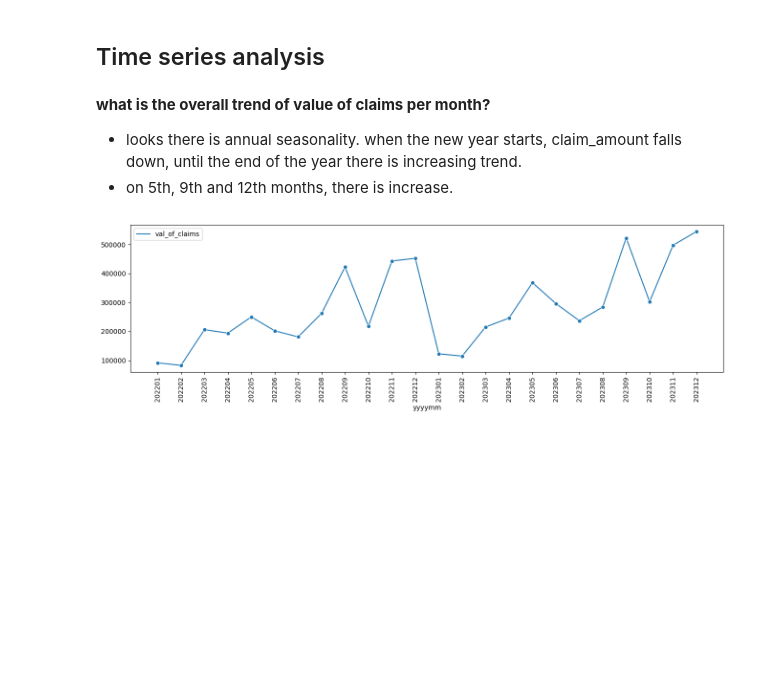
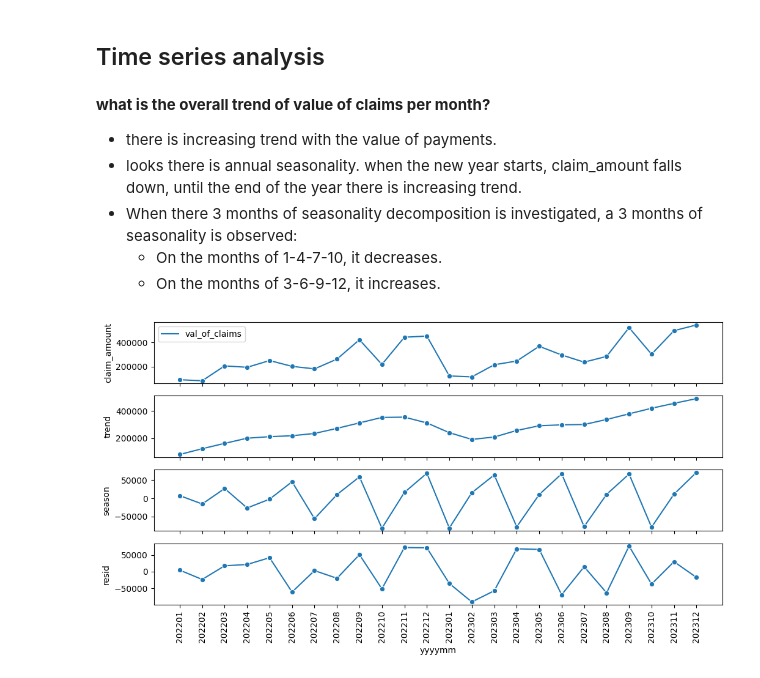
Before and after one commit to emremidilli/Car-Insurance-Risk-Forecasting, a Jupyter notebook: notebooks/02_exploratory_data_analysis.ipynb, the cells around one changed output. Drawn from its saved outputs; the diff is of its cells as text; code cells hidden in the pictures; blank space fills up the shorter version.

```diff
--- a/notebooks/02_exploratory_data_analysis.ipynb
+++ b/notebooks/02_exploratory_data_analysis.ipynb
@@ -41,0 +48,11 @@ prep_data.loc[:, 'yyyymm'] = prep_data.loc[:, 'date'].dt.strftime('%Y%m')
+# %%
+df = prep_data.copy()
+
+ix = df.query('price_usd <= 8000').index
+df.loc[:, 'price_usd_segment'] = 'normal'
+df.loc[ix, 'price_usd_segment'] = 'outlier'
+
+g = sns.stripplot(data=df, x='price_usd', hue='price_usd_segment')
+g.axvline(8000)
+
+prep_data.drop(ix, inplace=True)
@@ -73,18 +94,18 @@ ix = df\
     .query('annual_income_log <= 11')\
     .query('price_usd_log >= 9')\
     .index
-prep_data.loc[ix, 'segment'] = 'segment 1'
+prep_data.loc[ix, 'customer_segment'] = 'low income'
 
 ix = df\
     .query('annual_income_log > 11')\
     .query('price_usd_log >= 9')\
     .index
-prep_data.loc[ix, 'segment'] = 'segment 2'
+prep_data.loc[ix, 'customer_segment'] = 'normal and high income'
 
 ix = df\
     .query('price_usd_log < 9')\
     .index
-prep_data.loc[ix, 'segment'] = 'outlier'
+prep_data.loc[ix, 'customer_segment'] = 'outlier'
 
-prep_data.loc[:, 'segment'].value_counts(dropna=False)
+prep_data.loc[:, 'customer_segment'].value_counts(dropna=False)
 # %% [output]
@@ -107,0 +139,2 @@ Name: price_usd, dtype: int64
+# %%
+prep_data.loc[:, 'price_segment'] = (prep_data.loc[:, 'price_usd'] / 10000).astype(int)
@@ -282,18 +342,32 @@ Text(0.5, 1.0, 'Distribution of claims w.r.t price_usd')
 ## Time series analysis
 # %% [markdown]
 **what is the overall trend of value of claims per month?**
+* there is increasing trend with the value of payments.
 * looks there is annual seasonality. when the new year starts, claim_amount falls down, until the end of the year there is increasing trend.
-* on 5th, 9th and 12th months, there is increase.
+* When there 3 months of seasonality decomposition is investigated, a 3 months of seasonality is observed:
+    * On the months of 1-4-7-10, it decreases.
+    * On the months of 3-6-9-12, it increases.
 # %%
 df = prep_data.query('claim_amount > 0').copy()
 
 df = df.groupby('yyyymm').agg(
     val_of_claims=pd.NamedAgg('claim_amount', 'sum'))
 
-plt.figure(figsize=(16, 4))
-g = sns.lineplot(df, marker='o')
-g.set_xticklabels(g.get_xticklabels(), rotation=90)
+srs = df.iloc[:, 0].copy()
+stl = STL(srs, period=3)
+res_stl = stl.fit()
+
+fig, axs = plt.subplots(nrows=4, figsize=(12, 6), sharex=True)
+g_1 = sns.lineplot(df, marker='o', ax=axs[0])
+
+g_1.set_ylabel('claim_amount')
+
+g_2 = sns.lineplot(res_stl.trend, marker='o', ax=axs[1])
+g_3 = sns.lineplot(res_stl.seasonal, marker='o', ax=axs[2])
+g_4 = sns.lineplot(res_stl.resid, marker='o', ax=axs[3])
+
+g_4.set_xticklabels(g_4.get_xticklabels(), rotation=90)
 
 plt.show()
 # %% [output]
-[figure, old version]
+[figure, new version]
```
Also changed, not shown: parts of 22 cells of this notebook, 1 other file.
